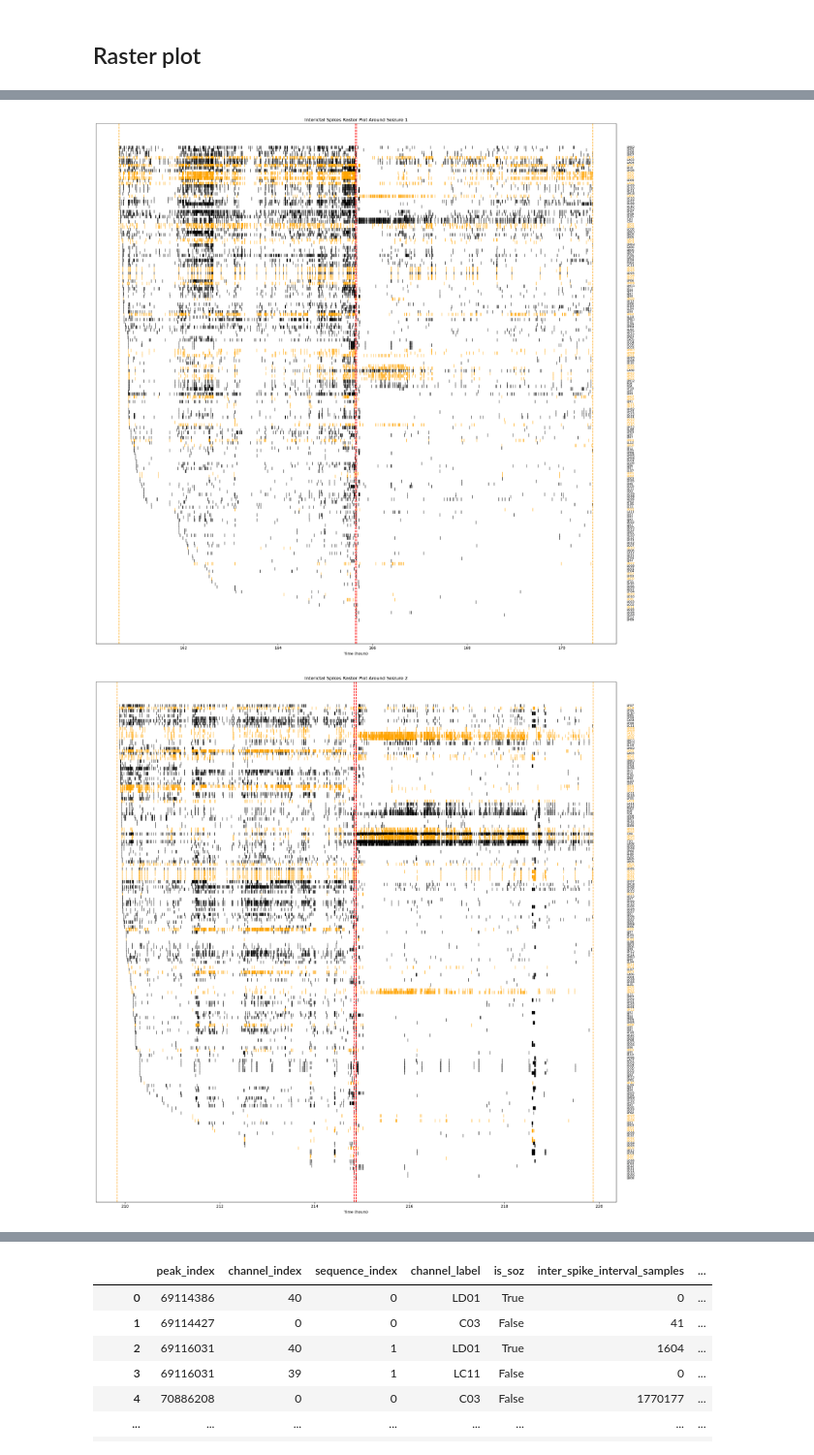
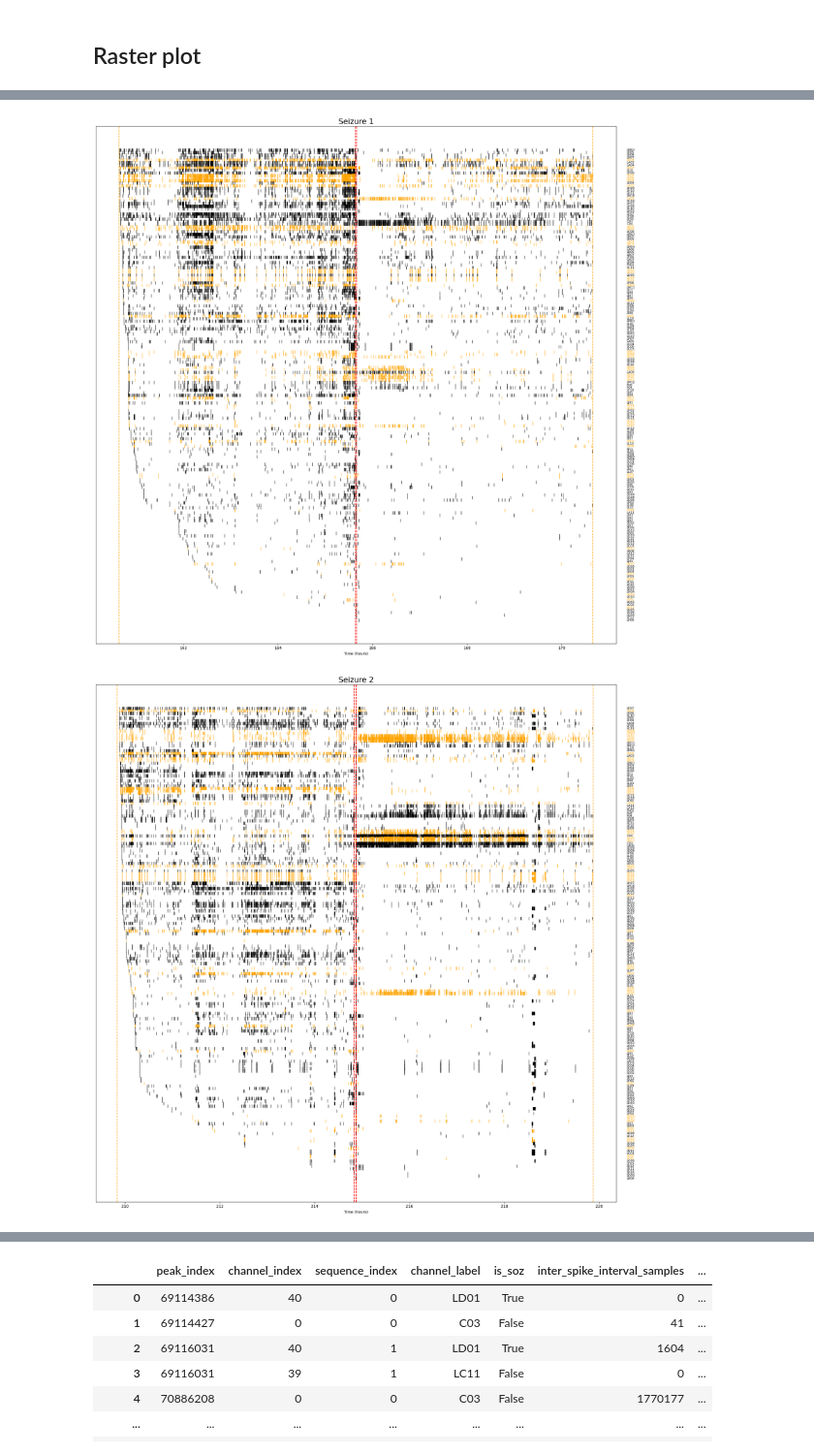
Before and after one commit to devincma/asm_synchrony_paper, a Jupyter notebook: spikes_optimized/analysis_210.ipynb, the cells around one changed output, grey strips where cells are left out. Shown at 97% size. Saved outputs shown, nothing was run; the diff lists cells and outputs as text; code cells hidden in the pictures.

```diff
--- a/spikes_optimized/analysis_210.ipynb
+++ b/spikes_optimized/analysis_210.ipynb
@@ -322,6 +335,8 @@ def raster_plot(
     ax.set_ylabel("Channel")
     ax.set_xlabel("Time (hours)")
     ax.set_title(title)
+    # Set title font size
+    ax.title.set_size(20)
     ax.invert_yaxis()  # Optional: to have the first channel at the top
     ax.yaxis.set_visible(False)  # Turn off the default y-ticks
     plt.tight_layout()
@@ -358,25 +373,25 @@ raster_plot(
 # %%
 # Loop over each seizure window
 for idx, (start, end) in enumerate(seizure_times_samples):
     # Define the window around each seizure
     window = (start - buffer_samples, end + buffer_samples)
 
     # Convert to select_samples for the raster_plot function
     select_samples_window = (window[0], window[1])
 
     # Create a title for this seizure
-    title = f"Interictal Spikes Raster Plot Around Seizure {idx + 1}"
+    title = f"Seizure {idx + 1}"
 
     # Call the raster_plot function
     raster_plot(
         all_spikes_df,
         seizure_times_samples,
         buffer_samples,
         fs,
         select_samples=select_samples_window,
         title=title,
     )
 # %% [output]
-[figure, old version]
+[figure, new version]
-[figure, old version]
+[figure, new version]
 # %% [markdown]
```
Also changed, not shown: parts of 20 cells of this notebook, 4 other files.
